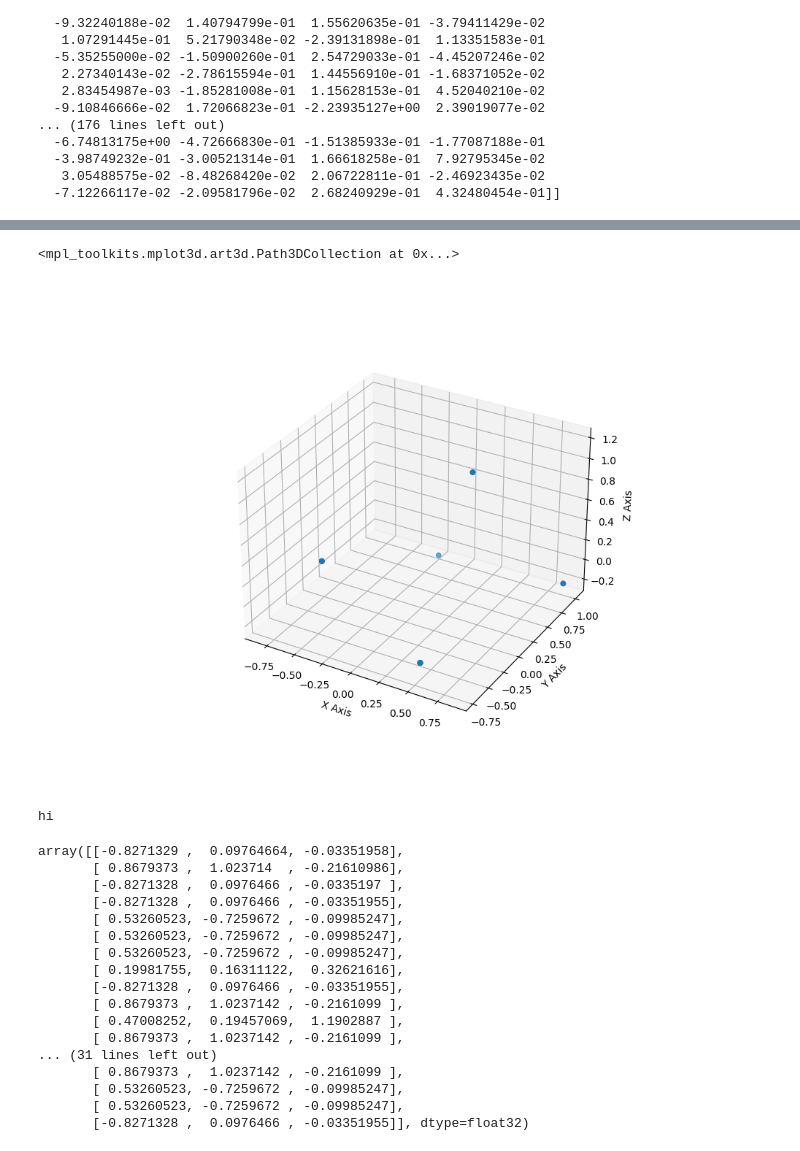
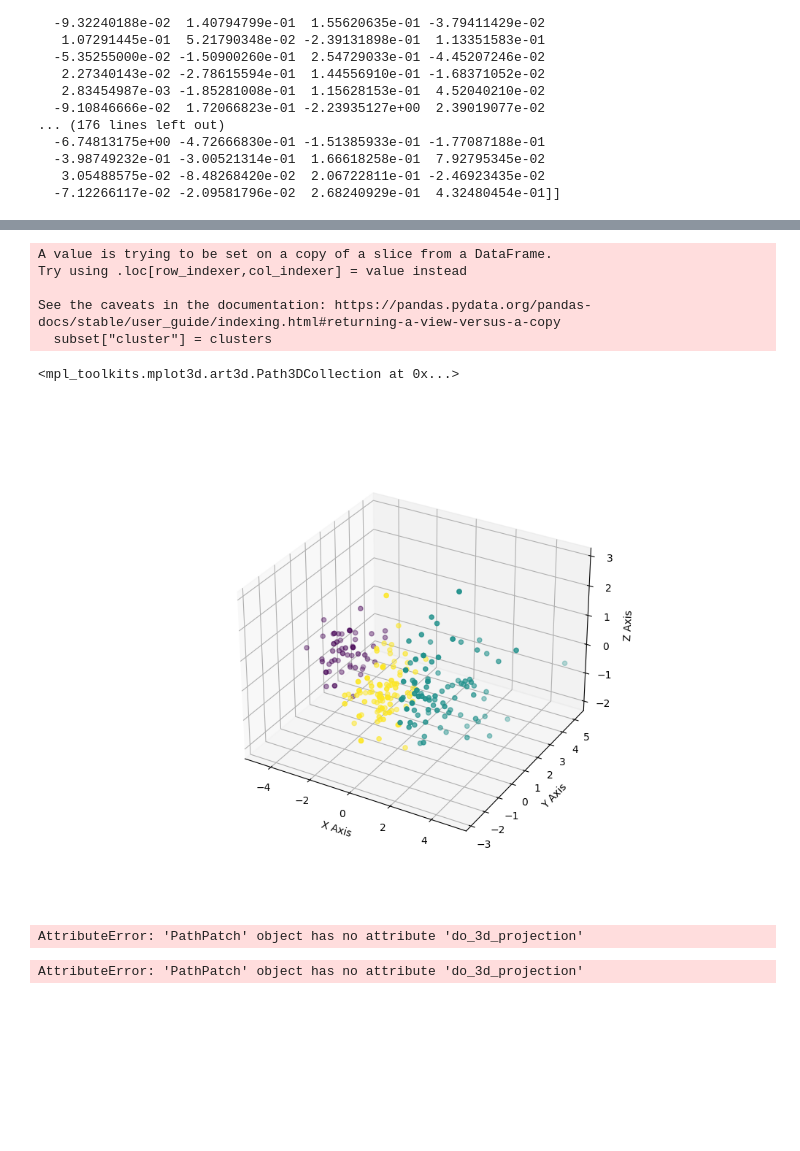
Before and after one commit to mgil4/AWS_LAUZ, a Jupyter notebook: explore.ipynb, the cells around one changed output, grey strips where cells are left out. Cells and saved outputs as stored; diff of their text form; code cells hidden in the pictures; blank space fills up the shorter version.

```diff
--- a/explore.ipynb
+++ b/explore.ipynb
@@ -72,8 +75,7 @@ print(sentence_embedding_np)
   -7.12266117e-02 -2.09581796e-02  2.68240929e-01  4.32480454e-01]]
 # %%
 counts = df["Product Name"].value_counts().reset_index()
-subset = df[df["Product Name"] == counts.iloc[1500]["Product Name"]]
-subset['Rating'] = subset['Rating'].astype(str)
-subset["embedding"] = subset["Rating"].apply(get_sentence_embedding, args = (model, tokenizer))
+subset = df[df["Product Name"] == counts.iloc[500]["Product Name"]]
+subset["embedding"] = subset["Reviews"].apply(get_sentence_embedding, args = (model, tokenizer))
 subset
 # %% [output]
@@ -107,39 +83,26 @@ See the caveats in the documentation: https://pandas.pydata.org/pandas-docs/stab
 # %%
-from sklearn.decomposition import PCA
+
 pca = PCA(n_components=3)
 embed = np.vstack(subset["embedding"].to_numpy())
 project = pca.fit_transform(embed)
+kmeans = KMeans(n_clusters=3)
+clusters = kmeans.fit_predict(embed)
+subset["cluster"] = clusters
+# %% [output]
+A value is trying to be set on a copy of a slice from a DataFrame.
+Try using .loc[row_indexer,col_indexer] = value instead
+
+See the caveats in the documentation: https://pandas.pydata.org/pandas-docs/stable/user_guide/indexing.html#returning-a-view-versus-a-copy
+  subset["cluster"] = clusters
 # %%
 fig = plt.figure(figsize = (10, 7))
 ax = plt.axes(projection ="3d")
 ax.set_xlabel('X Axis')
 ax.set_ylabel('Y Axis')
 ax.set_zlabel('Z Axis')
-ax.scatter3D(project[:,0], project[:,1], project[:,2])
+ax.scatter3D(project[:,0], project[:,1], project[:,2], c=clusters)
 # %% [output]
 <mpl_toolkits.mplot3d.art3d.Path3DCollection at 0x...>
-[figure, old version]
+[figure, new version]
+AttributeError: 'PathPatch' object has no attribute 'do_3d_projection'
+AttributeError: 'PathPatch' object has no attribute 'do_3d_projection'
-# %%
-print("hi")
-# %% [output]
-hi
-# %%
-project
-# %% [output]
-array([[-0.8271329 ,  0.09764664, -0.03351958],
-       [ 0.8679373 ,  1.023714  , -0.21610986],
-       [-0.8271328 ,  0.0976466 , -0.0335197 ],
-       [-0.8271328 ,  0.0976466 , -0.03351955],
-       [ 0.53260523, -0.7259672 , -0.09985247],
-       [ 0.53260523, -0.7259672 , -0.09985247],
-       [ 0.53260523, -0.7259672 , -0.09985247],
-       [ 0.19981755,  0.16311122,  0.32621616],
-       [-0.8271328 ,  0.0976466 , -0.03351955],
-       [ 0.8679373 ,  1.0237142 , -0.2161099 ],
-       [ 0.47008252,  0.19457069,  1.1902887 ],
-       [ 0.8679373 ,  1.0237142 , -0.2161099 ],
-... (31 lines left out)
-       [ 0.8679373 ,  1.0237142 , -0.2161099 ],
-       [ 0.53260523, -0.7259672 , -0.09985247],
-       [ 0.53260523, -0.7259672 , -0.09985247],
-       [-0.8271328 ,  0.0976466 , -0.03351955]], dtype=float32)
```
Also changed, not shown: parts of 6 cells of this notebook.
